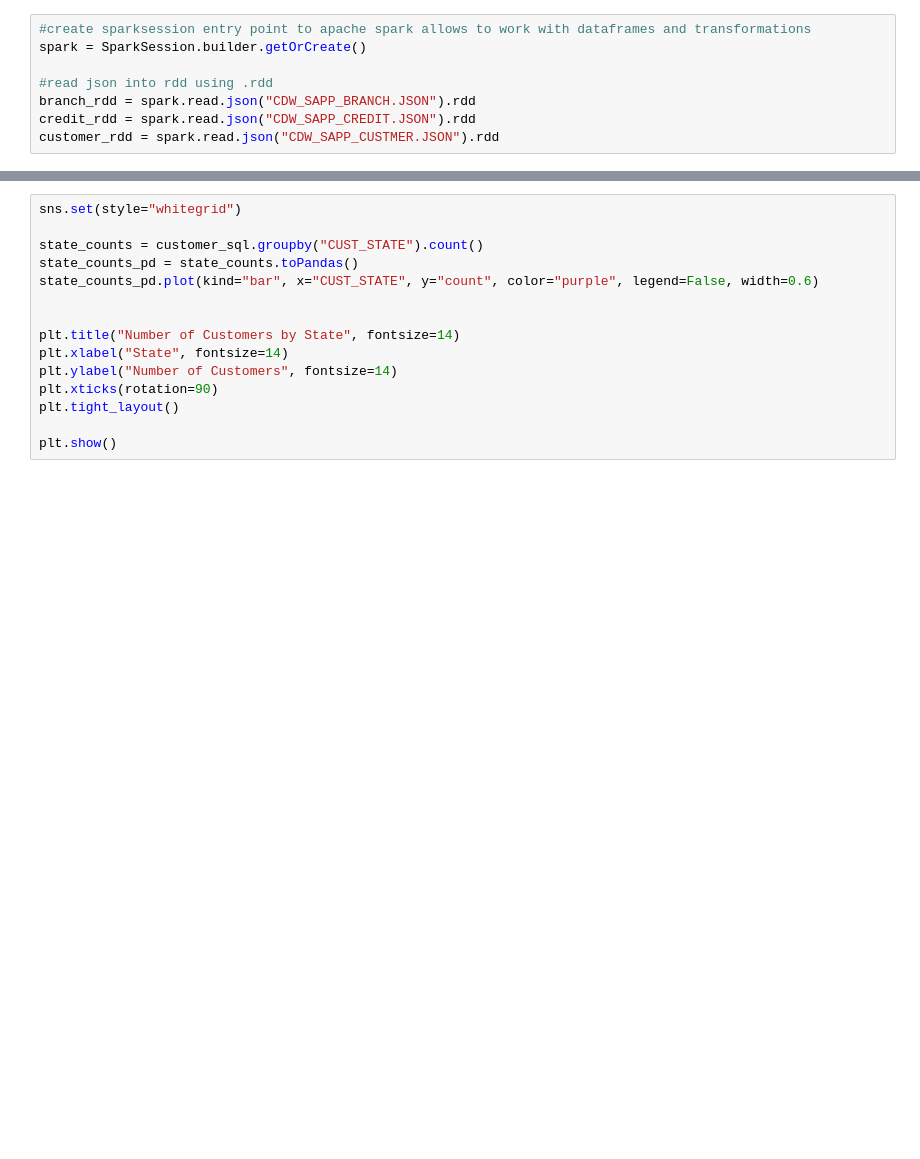
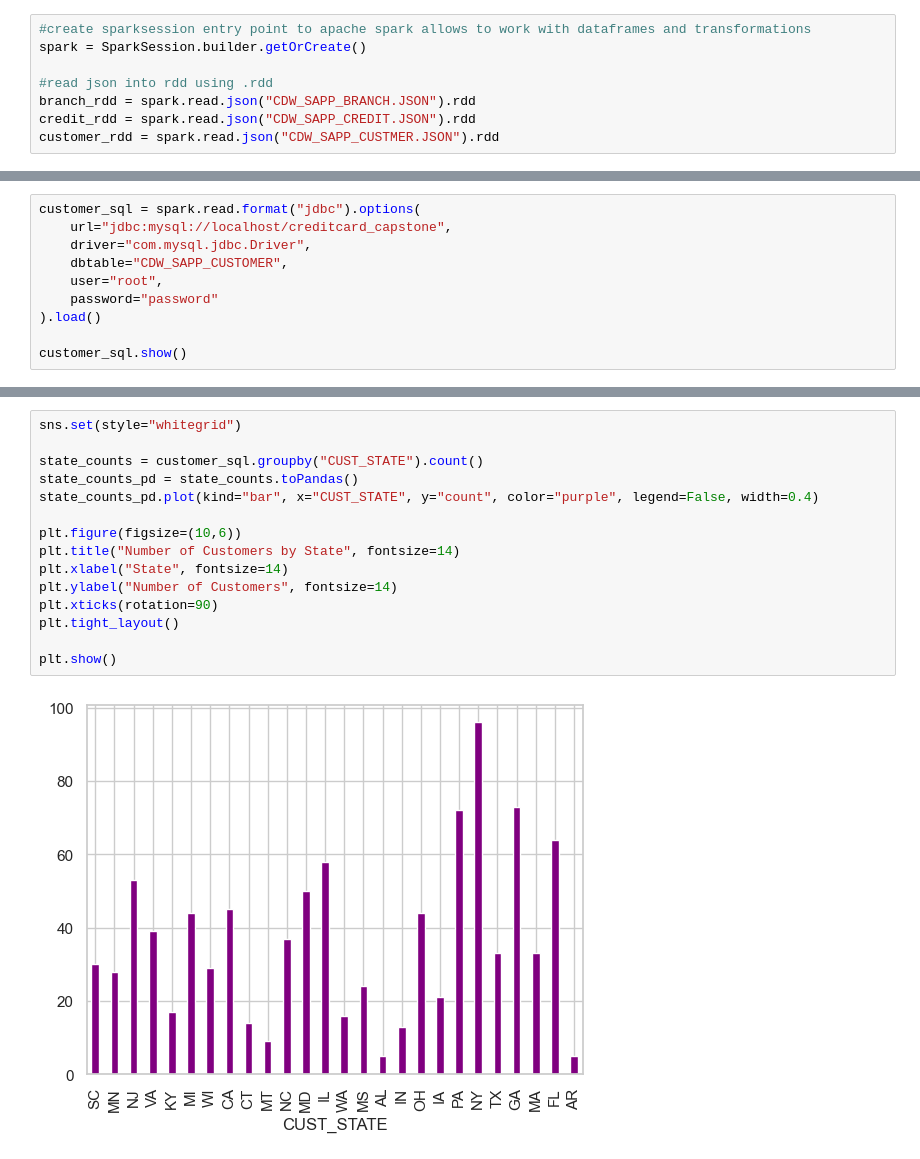
Before and after one commit to AlvisterZ/CapstoneProject, a Jupyter notebook: Capstone/Capstone_Project.ipynb, the cells around one changed output, grey strips where cells are left out. Saved outputs shown, nothing was run; the diff lists cells and outputs as text; blank space fills up the shorter version.

```diff
--- a/Capstone/Capstone_Project.ipynb
+++ b/Capstone/Capstone_Project.ipynb
@@ -369,0 +526,10 @@ modify_account_details(customer_sql)
+# %%
+customer_sql = spark.read.format("jdbc").options(
+    url="jdbc:mysql://localhost/creditcard_capstone",
+    driver="com.mysql.jdbc.Driver",
+    dbtable="CDW_SAPP_CUSTOMER",
+    user="root",
+    password="password"
+).load()
+
+customer_sql.show()
@@ -481,15 +695,17 @@ plt.show()
 # %%
 sns.set(style="whitegrid")
 
 state_counts = customer_sql.groupby("CUST_STATE").count()
 state_counts_pd = state_counts.toPandas()
-state_counts_pd.plot(kind="bar", x="CUST_STATE", y="count", color="purple", legend=False, width=0.6)
+state_counts_pd.plot(kind="bar", x="CUST_STATE", y="count", color="purple", legend=False, width=0.4)
 
-
+plt.figure(figsize=(10,6))
 plt.title("Number of Customers by State", fontsize=14)
 plt.xlabel("State", fontsize=14)
 plt.ylabel("Number of Customers", fontsize=14)
 plt.xticks(rotation=90)
 plt.tight_layout()
 
 plt.show()
+# %% [output]
+[figure, added]
```
Also changed, not shown: parts of 23 cells of this notebook.
